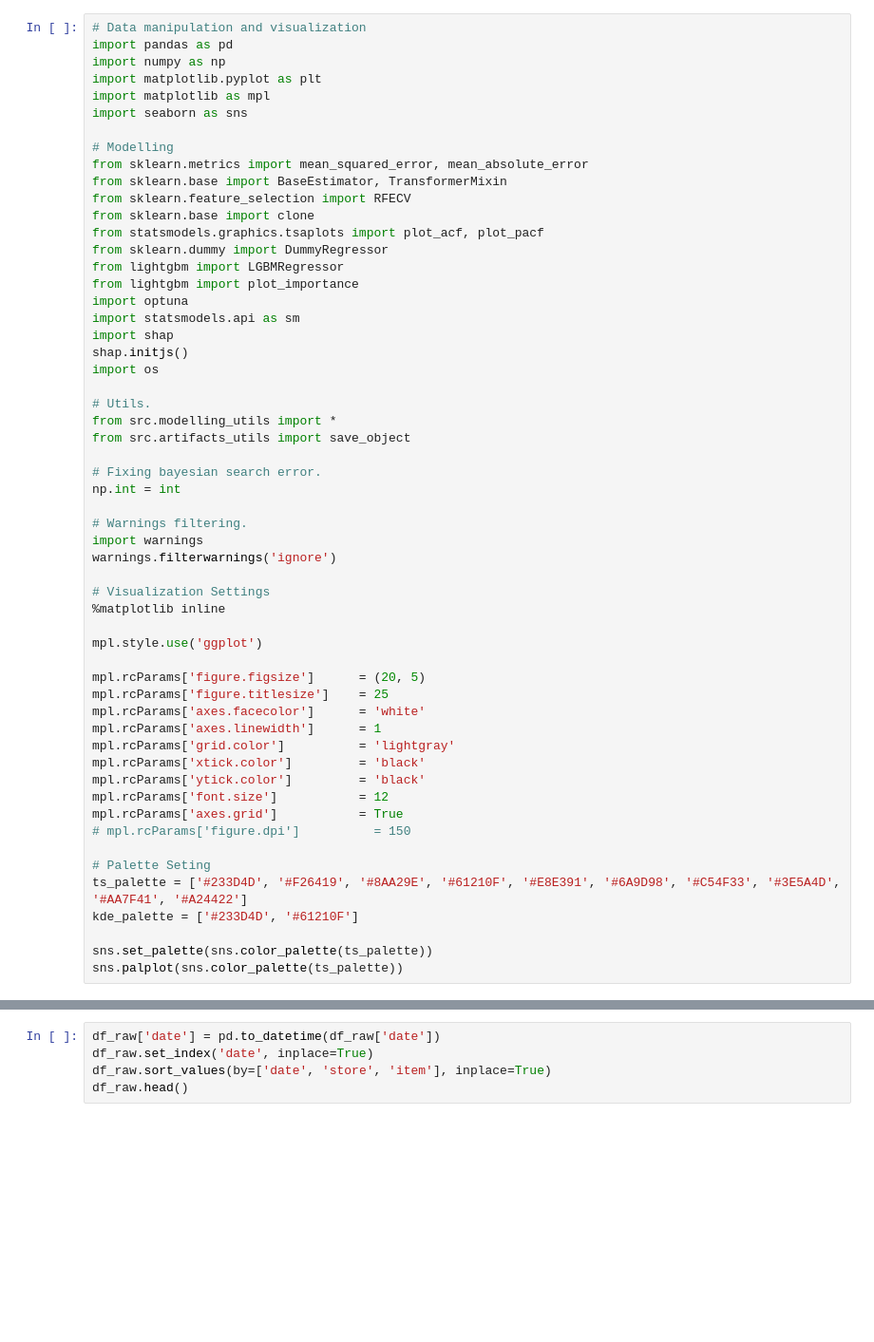
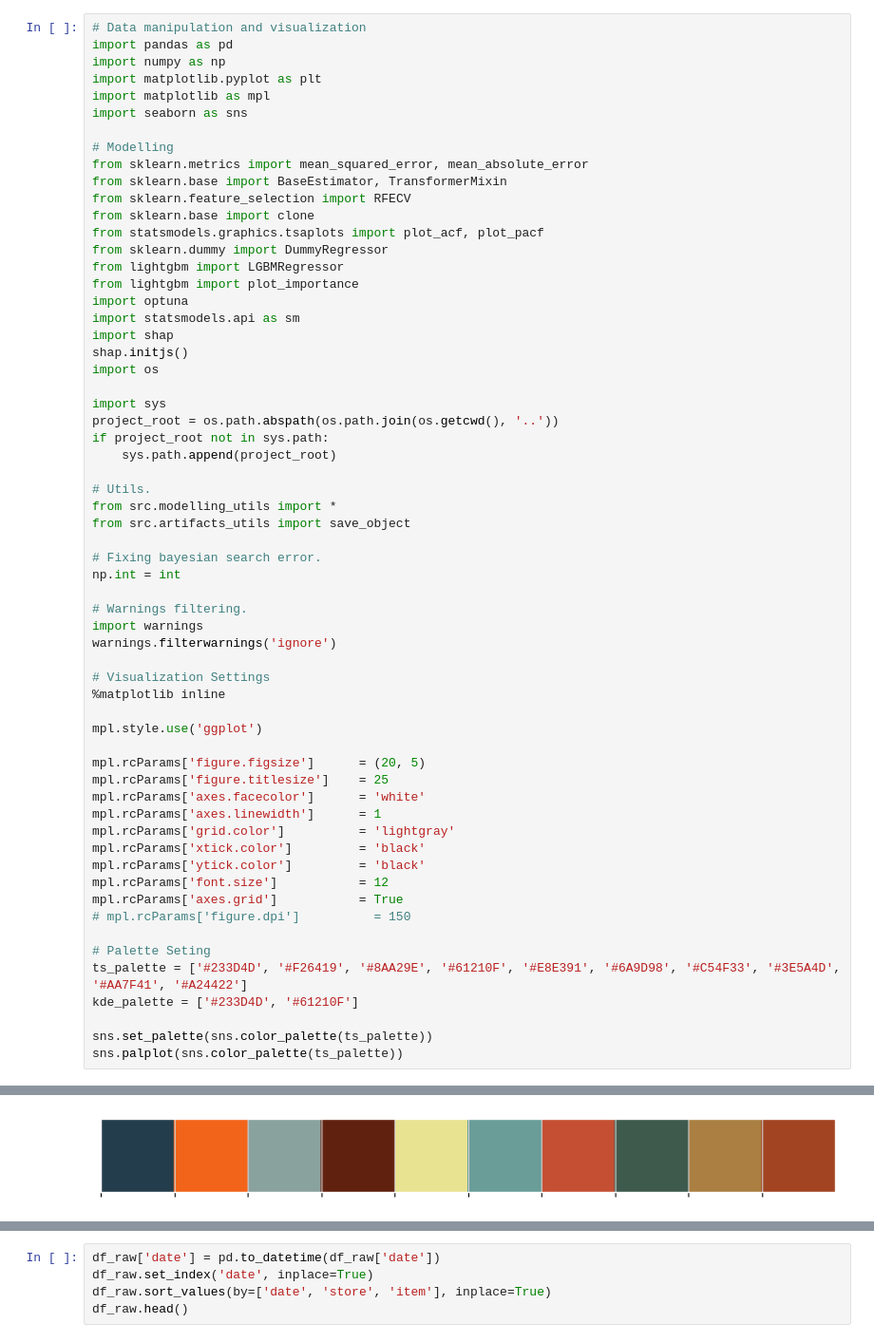
Before and after one commit to PantosThn/timeseries_tutorial, a Jupyter notebook: timeseries_103/notebooks/03_forecasting_with_lightgbm.ipynb, the cells around one changed output, grey strips where cells are left out. Shown at 95% size. Drawn from its saved outputs; the diff is of its cells as text; blank space fills up the shorter version.

```diff
--- a/timeseries_103/notebooks/03_forecasting_with_lightgbm.ipynb
+++ b/timeseries_103/notebooks/03_forecasting_with_lightgbm.ipynb
@@ -20,6 +115,11 @@ import statsmodels.api as sm
 import shap
 shap.initjs()
 import os
+
+import sys
+project_root = os.path.abspath(os.path.join(os.getcwd(), '..'))
+if project_root not in sys.path:
+    sys.path.append(project_root)
 
 # Utils.
 from src.modelling_utils import *
@@ -59,3 +159,4 @@ ModuleNotFoundError: No module named 'seaborn'
+[figure, added]
 # %%
 data_path = '../data/raw/store_item_demand_forecasting/train.csv'
 df_raw = pd.read_csv(data_path)
```
Also changed, not shown: parts of 38 cells of this notebook.
